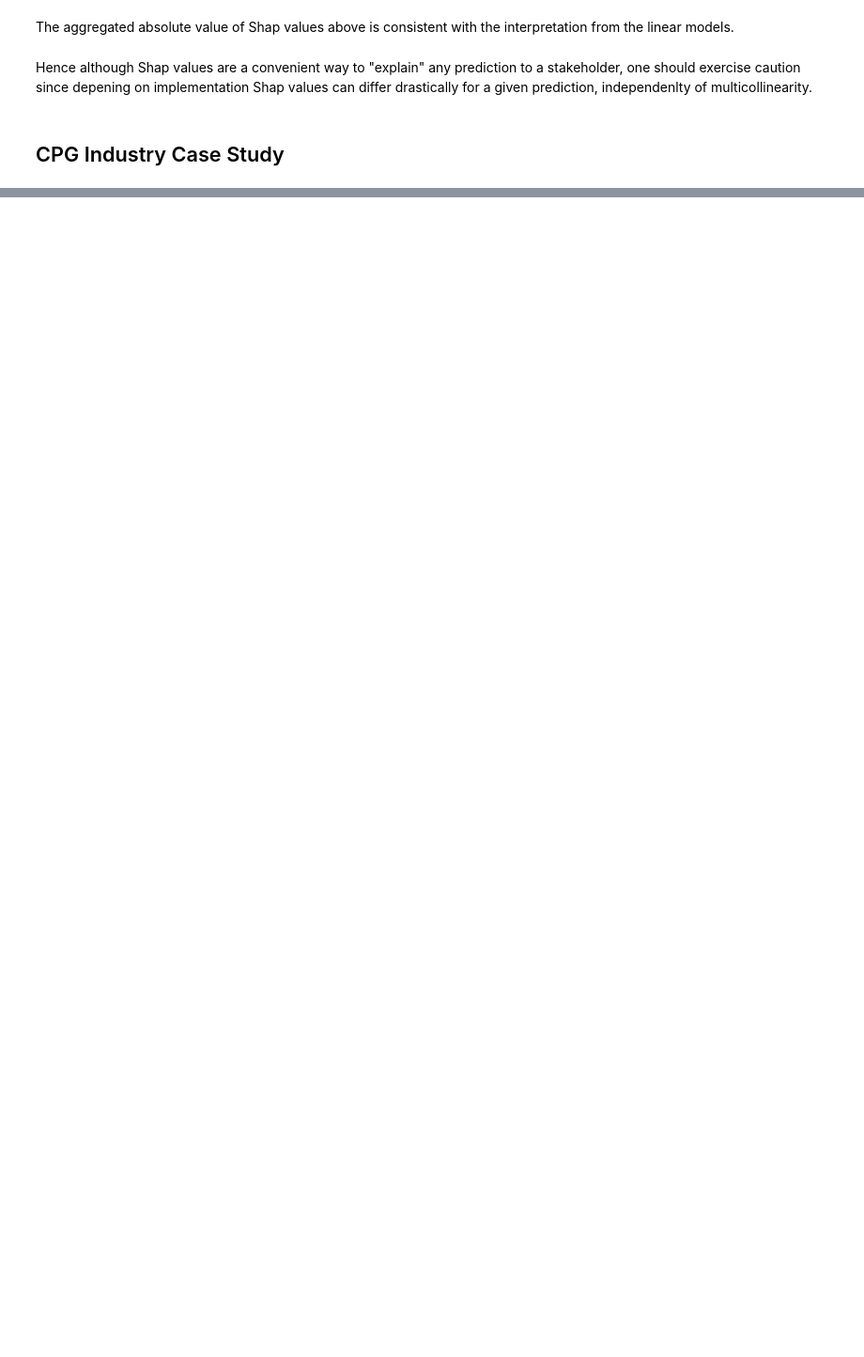
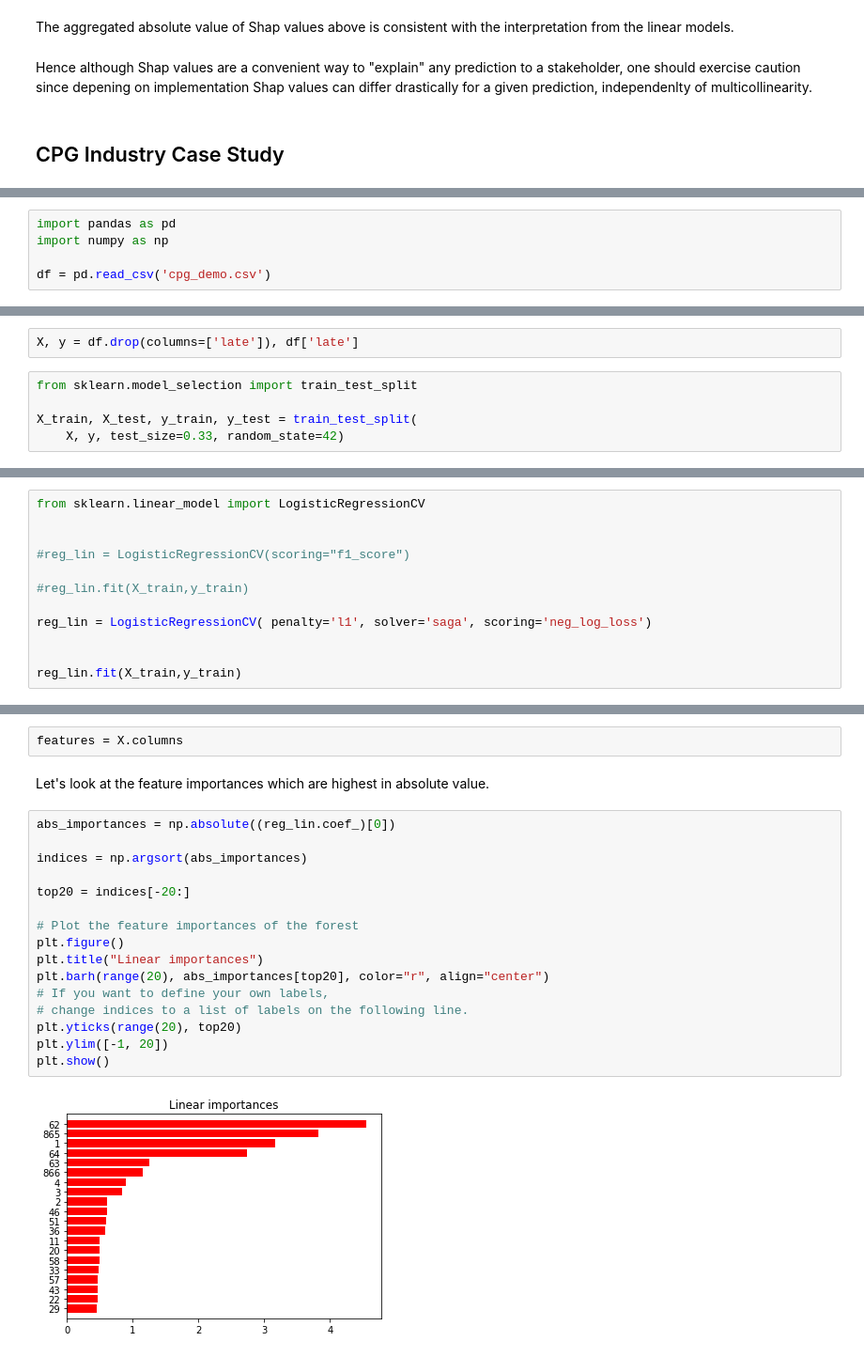
Before and after one commit to abcde799/Feature-Importance, a Jupyter notebook: shap0.ipynb, the cells around one changed output, grey strips where cells are left out. Shown at 94% size. Cells and saved outputs as stored; diff of their text form; blank space fills up the shorter version.

```diff
--- a/shap0.ipynb
+++ b/shap0.ipynb
@@ -213,0 +254,5 @@ Hence although Shap values are a convenient way to "explain" any prediction to a
+# %%
+import pandas as pd
+import numpy as np
+
+df = pd.read_csv('cpg_demo.csv')
@@ -213,0 +267,7 @@ Hence although Shap values are a convenient way to "explain" any prediction to a
+# %%
+X, y = df.drop(columns=['late']), df['late']
+# %%
+from sklearn.model_selection import train_test_split
+
+X_train, X_test, y_train, y_test = train_test_split(
+    X, y, test_size=0.33, random_state=42)
@@ -213,0 +276,12 @@ Hence although Shap values are a convenient way to "explain" any prediction to a
+# %%
+from sklearn.linear_model import LogisticRegressionCV
+
+
+#reg_lin = LogisticRegressionCV(scoring="f1_score")
+
+#reg_lin.fit(X_train,y_train)
+
+reg_lin = LogisticRegressionCV( penalty='l1', solver='saga', scoring='neg_log_loss')
+
+
+reg_lin.fit(X_train,y_train)
@@ -213,0 +298,22 @@ Hence although Shap values are a convenient way to "explain" any prediction to a
+# %%
+features = X.columns
+# %% [markdown]
+Let's look at the feature importances which are highest in absolute value.
+# %%
+abs_importances = np.absolute((reg_lin.coef_)[0])
+
+indices = np.argsort(abs_importances)
+
+top20 = indices[-20:]
+
+# Plot the feature importances of the forest
+plt.figure()
+plt.title("Linear importances")
+plt.barh(range(20), abs_importances[top20], color="r", align="center")
+# If you want to define your own labels,
+# change indices to a list of labels on the following line.
+plt.yticks(range(20), top20)
+plt.ylim([-1, 20])
+plt.show()
+# %% [output]
+[figure, added]
```
Also changed, not shown: parts of 55 cells of this notebook, 1 other file.
